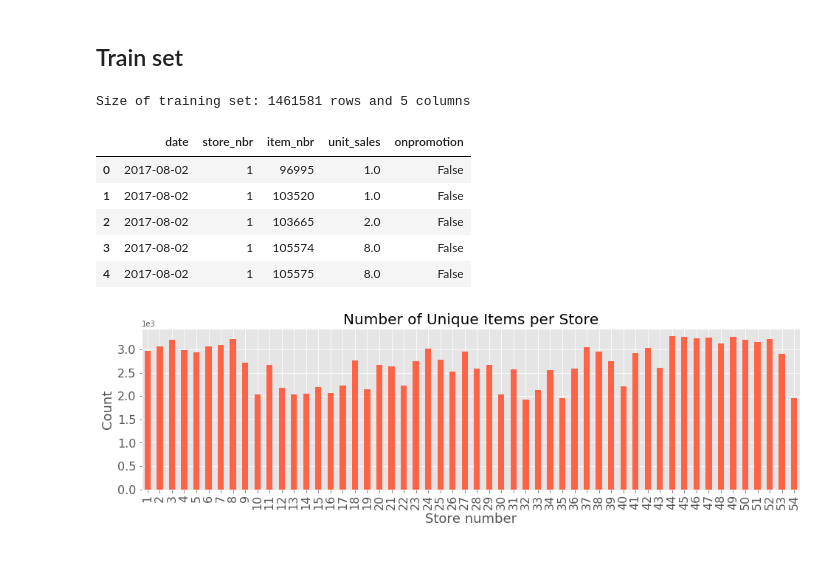
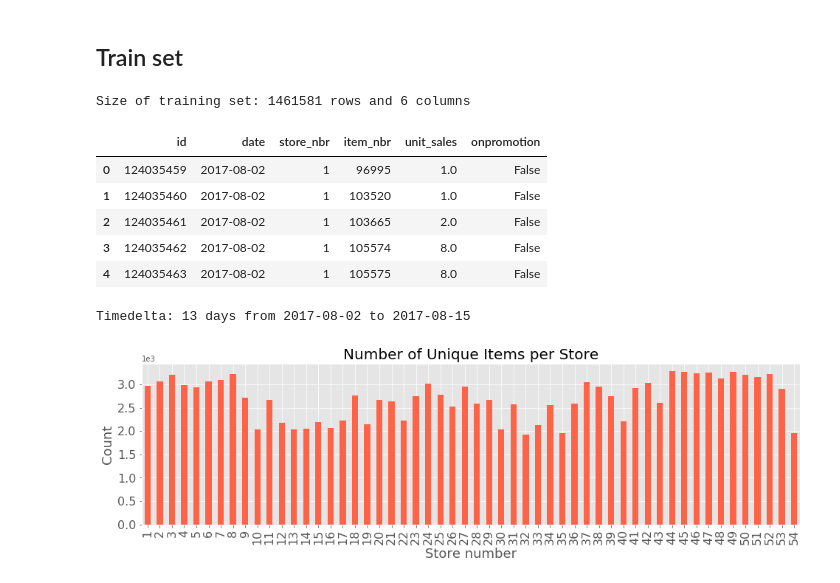
Before and after one commit to alekseisolovev/kaggle, a Jupyter notebook: favorita-sales/favorita_sales_eda.ipynb, the cells around one changed output. Drawn from its saved outputs; the diff is of its cells as text; code cells hidden in the pictures.

```diff
--- a/favorita-sales/favorita_sales_eda.ipynb
+++ b/favorita-sales/favorita_sales_eda.ipynb
@@ -13,21 +13,28 @@ plt.style.use('ggplot')
 # %% [markdown]
 ## Train set
 # %%
-df_train = pd.read_csv(
-    'train.csv', usecols=[1, 2, 3, 4, 5], dtype={'onpromotion': str},
-    converters={'unit_sales': lambda u: float(u) if float(u) > 0 else 0},
-    skiprows=range(1, 124035460))
+df_train = pd.read_csv('train.csv',
+                       converters={'unit_sales': lambda x: float(x) if float(x) > 0 else 0},
+                       skiprows=range(1, 124035460),
+                       parse_dates=['date'])
 
 print('Size of training set: {} rows and {} columns'.format(*df_train.shape))
 df_train.head()
 # %% [output]
-Size of training set: 1461581 rows and 5 columns
+Size of training set: 1461581 rows and 6 columns
-|  | date | store_nbr | item_nbr | unit_sales | onpromotion |
-| 0 | 2017-08-02 | 1 | 96995 | 1.0 | False |
-| 1 | 2017-08-02 | 1 | 103520 | 1.0 | False |
-| 2 | 2017-08-02 | 1 | 103665 | 2.0 | False |
-| 3 | 2017-08-02 | 1 | 105574 | 8.0 | False |
-| 4 | 2017-08-02 | 1 | 105575 | 8.0 | False |
+|  | id | date | store_nbr | item_nbr | unit_sales | onpromotion |
+| 0 | 124035459 | 2017-08-02 | 1 | 96995 | 1.0 | False |
+| 1 | 124035460 | 2017-08-02 | 1 | 103520 | 1.0 | False |
+| 2 | 124035461 | 2017-08-02 | 1 | 103665 | 2.0 | False |
+| 3 | 124035462 | 2017-08-02 | 1 | 105574 | 8.0 | False |
+| 4 | 124035463 | 2017-08-02 | 1 | 105575 | 8.0 | False |
+# %%
+print('Timedelta: {} days from {} to {}'.format(
+    pd.Timedelta(df_train.date.max() - df_train.date.min()).days,
+    df_train.date.min().date(),
+    df_train.date.max().date()))
+# %% [output]
+Timedelta: 13 days from 2017-08-02 to 2017-08-15
 # %%
 df_train.groupby('store_nbr').agg({'item_nbr': lambda x: x.nunique()}).plot(
     kind='bar',
```
Also changed, not shown: parts of 7 cells of this notebook.
